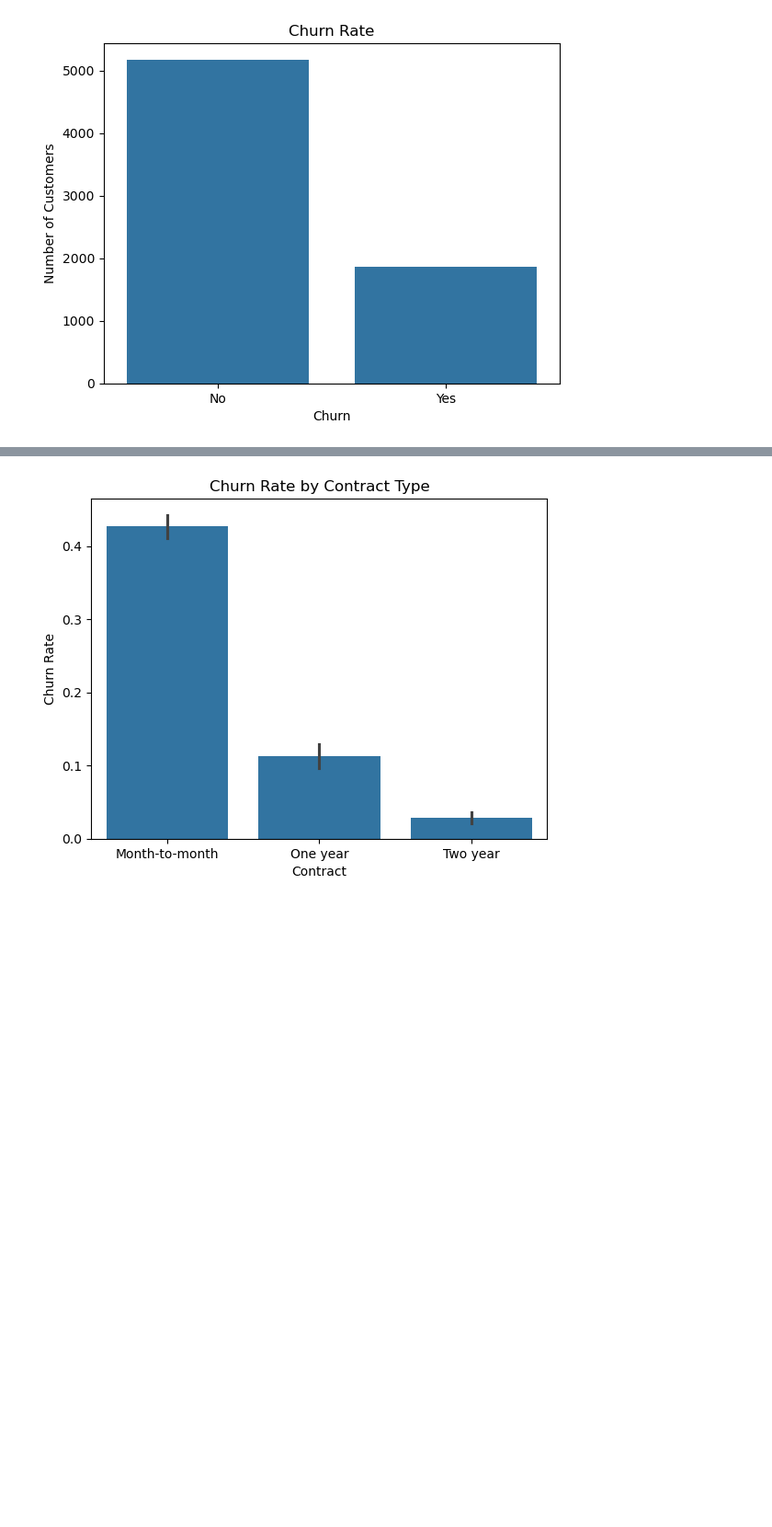
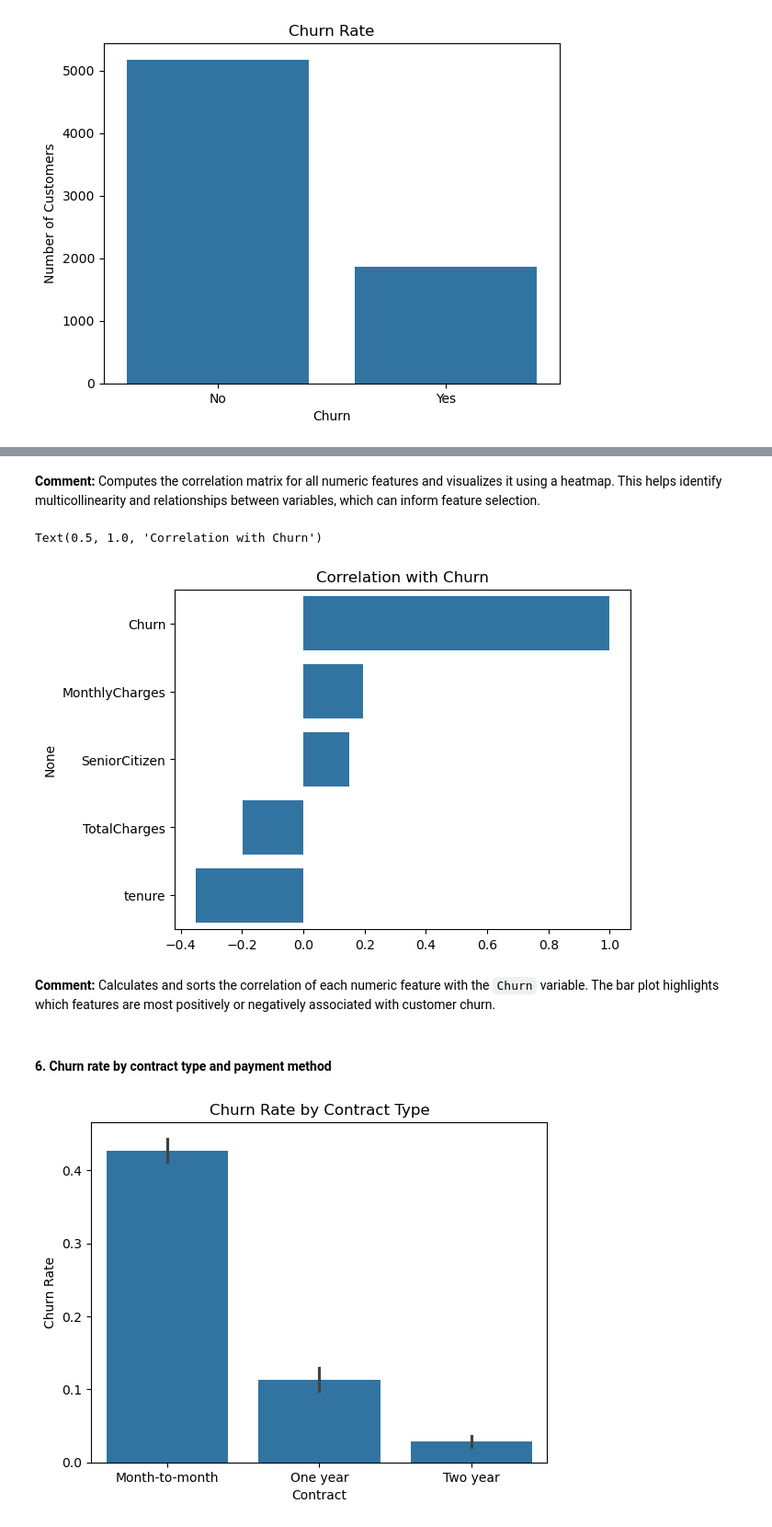
Before and after one commit to wiederstrom/customer-churn-prediction, a Jupyter notebook: notebooks/01_exploration.ipynb, the cells around one changed output, grey strips where cells are left out. Shown at 92% size. Cells and saved outputs as stored; diff of their text form; code cells hidden in the pictures; blank space fills up the shorter version.

```diff
--- a/notebooks/01_exploration.ipynb
+++ b/notebooks/01_exploration.ipynb
@@ -117 +141,14 @@ plt.show()
+# %% [markdown]
+**Comment:** Computes the correlation matrix for all numeric features and visualizes it using a heatmap. This helps identify multicollinearity and relationships between variables, which can inform feature selection.
+# %%
+churn_corr = df.corr(numeric_only=True)['Churn'].sort_values(ascending=False)
+sns.barplot(x=churn_corr.values, y=churn_corr.index)
+plt.title("Correlation with Churn")
+# %% [output]
+Text(0.5, 1.0, 'Correlation with Churn')
+[figure, added]
+# %% [markdown]
+**Comment:** Calculates and sorts the correlation of each numeric feature with the `Churn` variable. The bar plot highlights which features are most positively or negatively associated with customer churn.
+# %% [markdown]
+#### 6. **Churn rate by contract type and payment method**
 # %%
```
Also changed, not shown: parts of 31 cells of this notebook, 8 other files.
